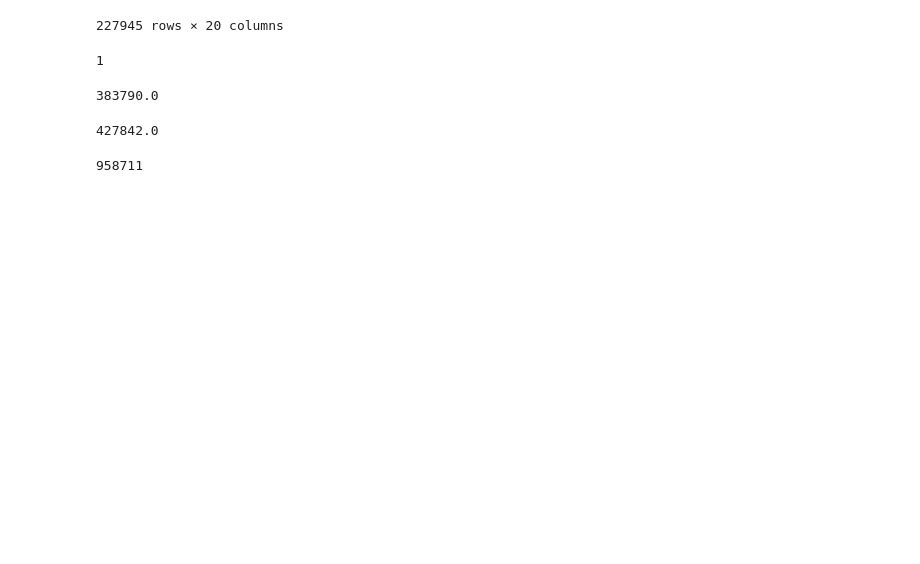
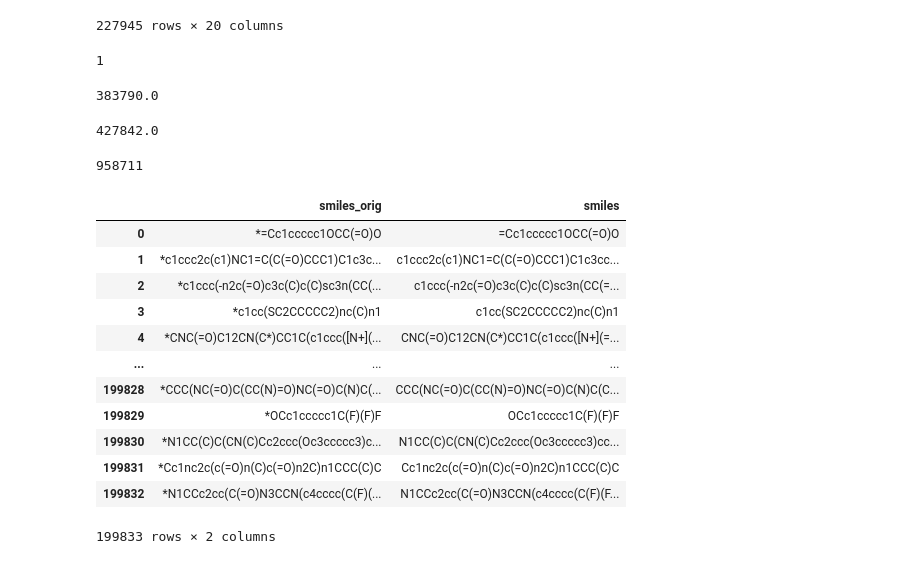
Before and after one commit to panukorn17/drug_discovery_models, a Jupyter notebook: fragment-based-dgm/notebooks/postprocess.ipynb, the cells around one changed output. Saved outputs shown, nothing was run; the diff lists cells and outputs as text; code cells hidden in the pictures; blank space fills up the shorter version.

```diff
--- a/fragment-based-dgm/notebooks/postprocess.ipynb
+++ b/fragment-based-dgm/notebooks/postprocess.ipynb
@@ -586,0 +616,20 @@ class Sampler:
+# %%
+df = pd.DataFrame(fragment_unique, columns=['smiles_orig'])
+# %%
+df['smiles'] = df.smiles_orig.str.strip('*')
+# %%
+df
+# %% [output]
+|  | smiles_orig | smiles |
+| 0 | *=Cc1ccccc1OCC(=O)O | =Cc1ccccc1OCC(=O)O |
+| 1 | *c1ccc2c(c1)NC1=C(C(=O)CCC1)C1c3c... | c1ccc2c(c1)NC1=C(C(=O)CCC1)C1c3cc... |
+| 2 | *c1ccc(-n2c(=O)c3c(C)c(C)sc3n(CC(... | c1ccc(-n2c(=O)c3c(C)c(C)sc3n(CC(=... |
+| 3 | *c1cc(SC2CCCCC2)nc(C)n1 | c1cc(SC2CCCCC2)nc(C)n1 |
+| 4 | *CNC(=O)C12CN(C*)CC1C(c1ccc([N+](... | CNC(=O)C12CN(C*)CC1C(c1ccc([N+](=... |
+| ... | ... | ... |
+| 199828 | *CCC(NC(=O)C(CC(N)=O)NC(=O)C(N)C(... | CCC(NC(=O)C(CC(N)=O)NC(=O)C(N)C(C... |
+| 199829 | *OCc1ccccc1C(F)(F)F | OCc1ccccc1C(F)(F)F |
+| 199830 | *N1CC(C)C(CN(C)Cc2ccc(Oc3ccccc3)c... | N1CC(C)C(CN(C)Cc2ccc(Oc3ccccc3)cc... |
+| 199831 | *Cc1nc2c(c(=O)n(C)c(=O)n2C)n1CCC(C)C | Cc1nc2c(c(=O)n(C)c(=O)n2C)n1CCC(C)C |
+| 199832 | *N1CCc2cc(C(=O)N3CCN(c4cccc(C(F)(... | N1CCc2cc(C(=O)N3CCN(c4cccc(C(F)(F... |
+199833 rows × 2 columns
```
Also changed, not shown: parts of 6 cells of this notebook, 4 other files.
